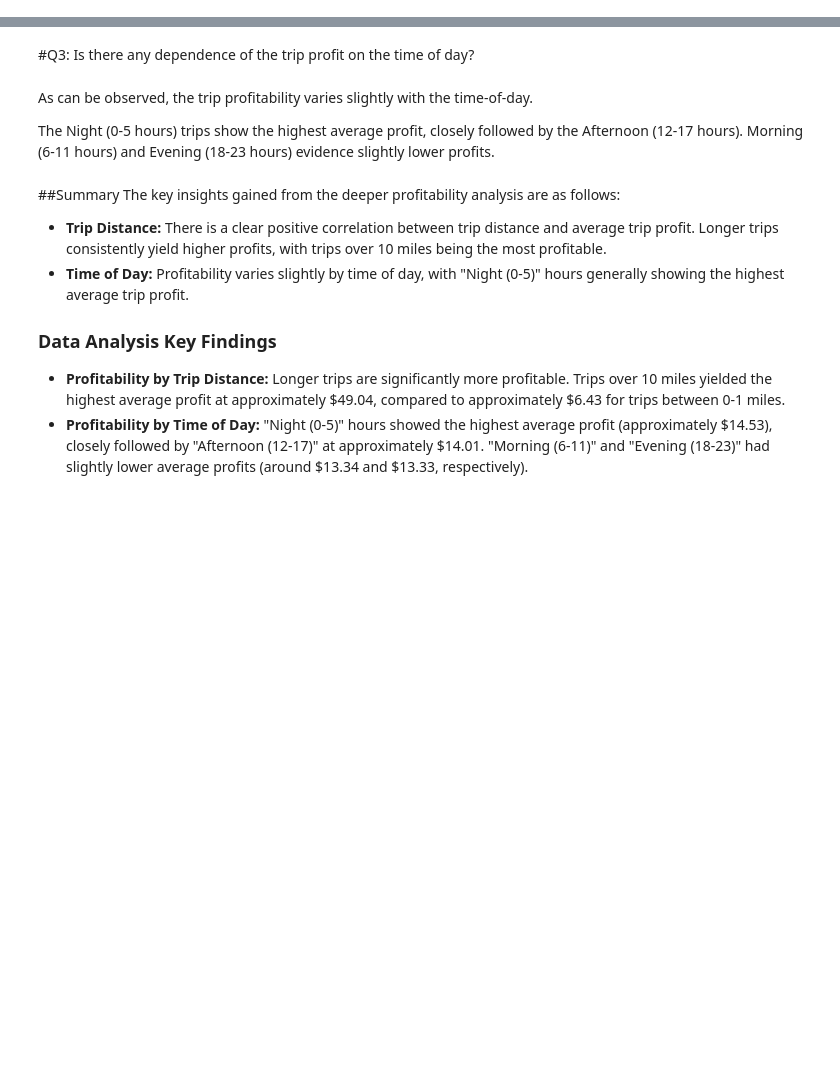
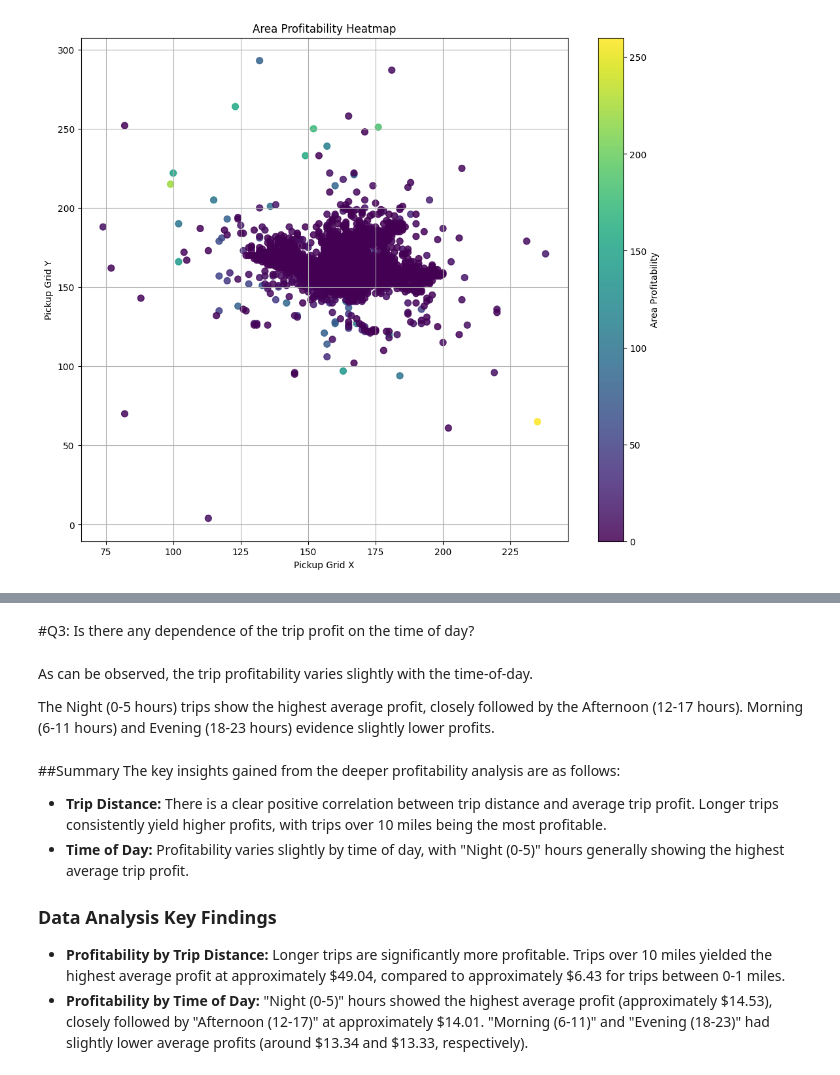
Before and after one commit to aavarela/SPBD_Labs, a Jupyter notebook: project.ipynb, the cells around one changed output, grey strips where cells are left out. Saved outputs shown, nothing was run; the diff lists cells and outputs as text; code cells hidden in the pictures; blank space fills up the shorter version.

```diff
--- a/project.ipynb
+++ b/project.ipynb
@@ -55,8 +80,7 @@ filtered_data = data_with_grid_coords.filter(
     (col("pickup_grid_y") > 0) & (col("pickup_grid_y") < 300) &
     (col("dropoff_grid_x") > 0) & (col("dropoff_grid_x") < 300) &
     (col("dropoff_grid_y") > 0) & (col("dropoff_grid_y") < 300) &
-    (col("trip_distance") > 0) & # Filter out trips with zero or negative distance
-    (col("passenger_count") > 0)  # Filter out trips with zero passengers
+    (col("trip_distance") > 0) # Filter out trips with zero or negative distance
 )
 # %%
 #@title Calculate trip_profit
@@ -172,24 +260,26 @@ area_profitability.show(10)
 # %%
 #@title Show a heat map of the profitability data to highlight the most profitable areas.
 import matplotlib.pyplot as plt
 
 # Convert the Spark DataFrame to a Pandas DataFrame for visualization
 profitability_df_pd = area_profitability.toPandas()
 
 # Create a scatter plot
 plt.figure(figsize=(12, 10))
 scatter = plt.scatter(
     profitability_df_pd['pickup_grid_x'],
     profitability_df_pd['pickup_grid_y'],
     c=profitability_df_pd['profitability'], # Color by profitability
     cmap='viridis', # Colormap
-    s=40, # Size of the points
-    alpha=0.8 # Transparency of the points
+    s=50, # Size of the points
+    alpha=0.85 # Transparency of the points
 )
 
 plt.colorbar(scatter, label='Area Profitability')
 plt.xlabel('Pickup Grid X')
 plt.ylabel('Pickup Grid Y')
 plt.title('Area Profitability Heatmap')
 plt.grid(True)
 plt.show()
+# %% [output]
+[figure, added]
```
Also changed, not shown: parts of 27 cells of this notebook.
